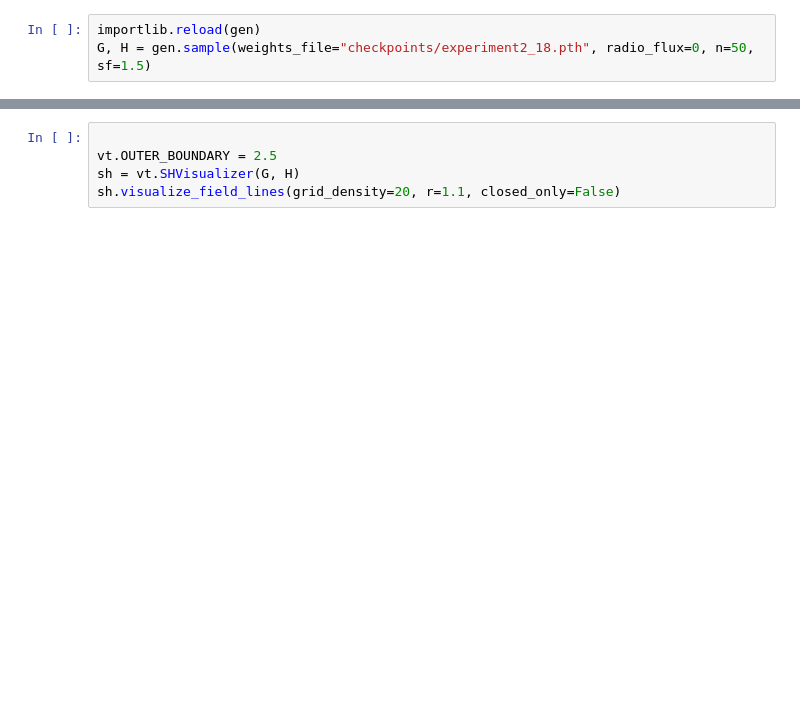
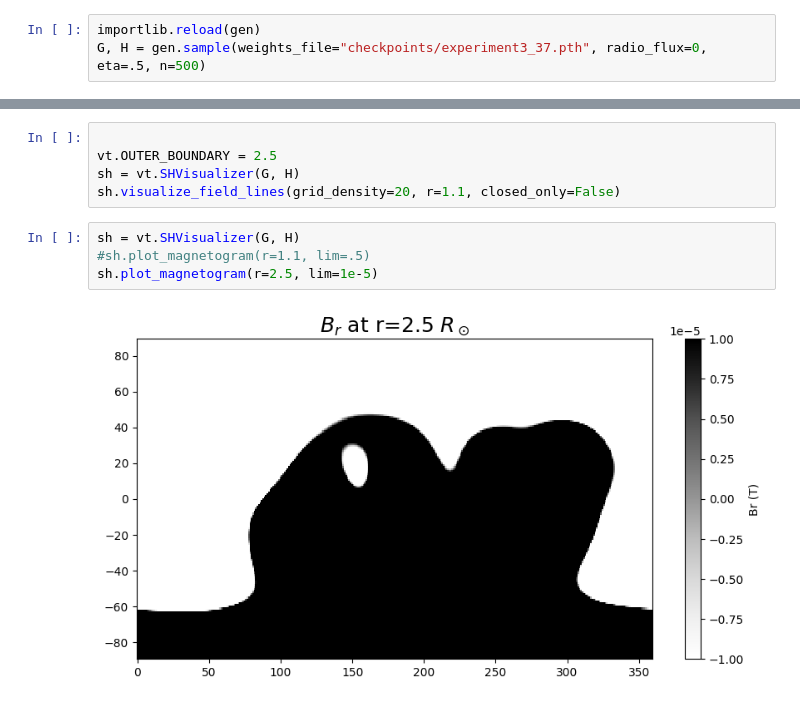
Before and after one commit to ddasilva/coronal-diffusion-modeling, a Jupyter notebook: Test Generation.ipynb, the cells around one changed output, grey strips where cells are left out. Drawn from its saved outputs; the diff is of its cells as text; blank space fills up the shorter version.

```diff
--- a/Test Generation.ipynb
+++ b/Test Generation.ipynb
@@ -6,5 +6,5 @@ import importlib
 # Basic Usage
 # %%
 importlib.reload(gen)
-G, H = gen.sample(weights_file="checkpoints/experiment2_18.pth", radio_flux=0, n=50, sf=1.5)
+G, H = gen.sample(weights_file="checkpoints/experiment3_37.pth", radio_flux=0, eta=.5, n=500)
 # %% [output]
@@ -22,3 +14,9 @@ sh.plot_magnetogram(r=1.05, lim=10)
 vt.OUTER_BOUNDARY = 2.5
 sh = vt.SHVisualizer(G, H)
 sh.visualize_field_lines(grid_density=20, r=1.1, closed_only=False)
+# %%
+sh = vt.SHVisualizer(G, H)
+#sh.plot_magnetogram(r=1.1, lim=.5)
+sh.plot_magnetogram(r=2.5, lim=1e-5)
+# %% [output]
+[figure, new version]
```
Also changed, not shown: parts of 3 cells of this notebook, 4 other files.
